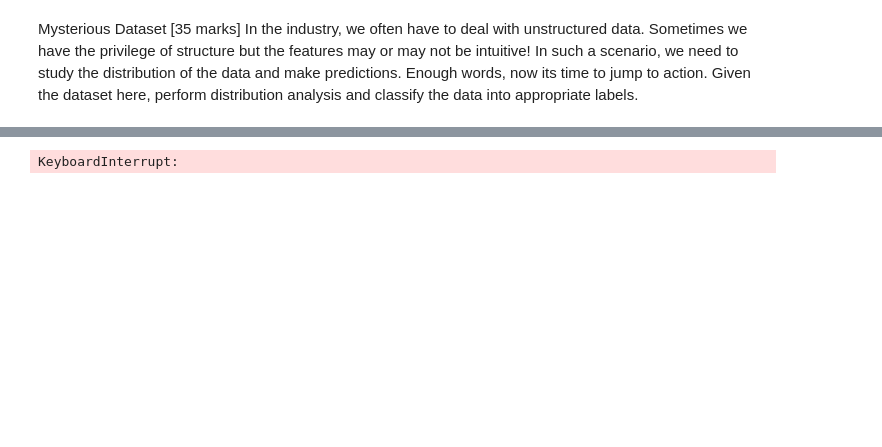
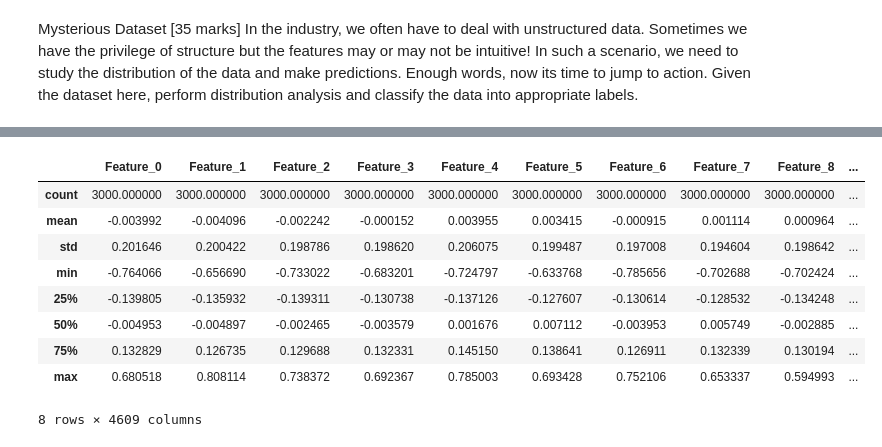
Before and after one commit to ananty1/ML_Assignment, a Jupyter notebook: Qn3.ipynb, the cells around one changed output, grey strips where cells are left out. Cells and saved outputs as stored; diff of their text form; code cells hidden in the pictures; blank space fills up the shorter version.

```diff
--- a/Qn3.ipynb
+++ b/Qn3.ipynb
@@ -41,4 +13,2 @@ note: This error originates from a subprocess, and is likely not a problem with
 # %%
-dataset = pd.read_csv("train_data_question_3.csv")
+dataset = pd.read_csv("train_data_question_3.csv",chunksize=3000)
-# %% [output]
-KeyboardInterrupt:
@@ -44,0 +23,13 @@ KeyboardInterrupt:
+# %%
+df.describe()
+# %% [output]
+|  | Feature_0 | Feature_1 | Feature_2 | Feature_3 | Feature_4 | Feature_5 | Feature_6 | Feature_7 | Feature_8 | ... |
+| count | 3000.000000 | 3000.000000 | 3000.000000 | 3000.000000 | 3000.000000 | 3000.000000 | 3000.000000 | 3000.000000 | 3000.000000 | ... |
+| mean | -0.003992 | -0.004096 | -0.002242 | -0.000152 | 0.003955 | 0.003415 | -0.000915 | 0.001114 | 0.000964 | ... |
+| std | 0.201646 | 0.200422 | 0.198786 | 0.198620 | 0.206075 | 0.199487 | 0.197008 | 0.194604 | 0.198642 | ... |
+| min | -0.764066 | -0.656690 | -0.733022 | -0.683201 | -0.724797 | -0.633768 | -0.785656 | -0.702688 | -0.702424 | ... |
+| 25% | -0.139805 | -0.135932 | -0.139311 | -0.130738 | -0.137126 | -0.127607 | -0.130614 | -0.128532 | -0.134248 | ... |
+| 50% | -0.004953 | -0.004897 | -0.002465 | -0.003579 | 0.001676 | 0.007112 | -0.003953 | 0.005749 | -0.002885 | ... |
+| 75% | 0.132829 | 0.126735 | 0.129688 | 0.132331 | 0.145150 | 0.138641 | 0.126911 | 0.132339 | 0.130194 | ... |
+| max | 0.680518 | 0.808114 | 0.738372 | 0.692367 | 0.785003 | 0.693428 | 0.752106 | 0.653337 | 0.594993 | ... |
+8 rows × 4609 columns
```
Also changed, not shown: parts of 15 cells of this notebook.
